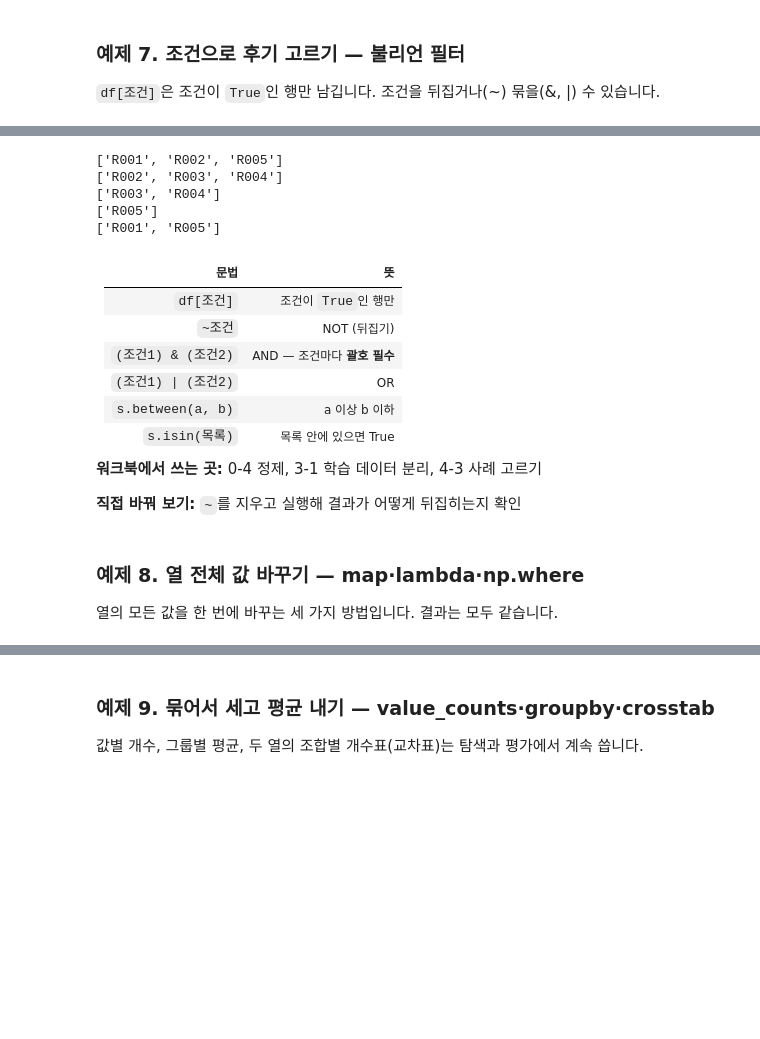
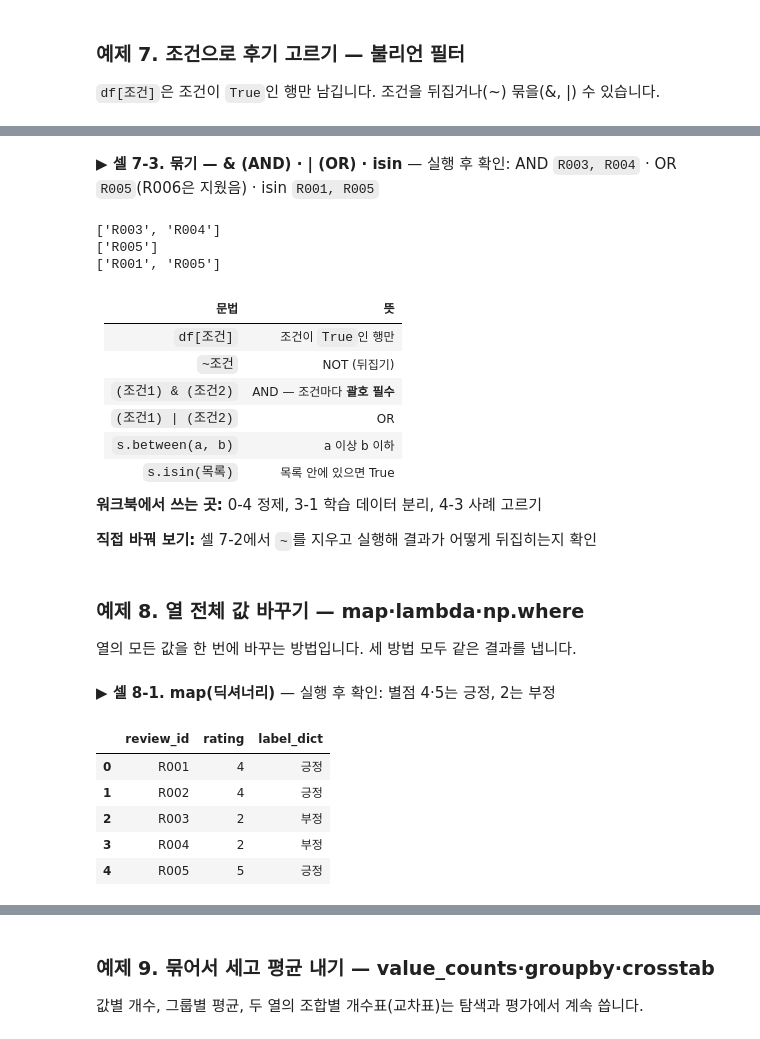
Before and after one commit to itlects/2026-2_ai-data, a Jupyter notebook: Week06/colab/Week06_이론예제_파이썬문법.ipynb, the cells around one changed output, grey strips where cells are left out. Drawn from its saved outputs; the diff is of its cells as text; code cells hidden in the pictures; blank space fills up the shorter version.

```diff
--- a/Week06/colab/Week06_이론예제_파이썬문법.ipynb
+++ b/Week06/colab/Week06_이론예제_파이썬문법.ipynb
@@ -204,12 +267,10 @@ df
+# %% [markdown]
+**▶ 셀 7-3. 묶기 — & (AND) · | (OR) · isin** — 실행 후 확인: AND `R003, R004` · OR `R005`(R006은 지웠음) · isin `R001, R005`
 # %%
-print(df[df["rating"] >= 4]["review_id"].tolist())                       # 별점 4 이상
-print(df[~df["text"].str.contains("좋")]["review_id"].tolist())          # '좋'이 없는 행 (~ = NOT)
 print(df[(df["rating"] <= 2) & (df["length"].between(10, 150))]["review_id"].tolist())   # AND
 print(df[(df["rating"] == 5) | (df["rating"] == 1)]["review_id"].tolist())               # OR
-print(df[df["review_id"].isin(["R001", "R005"])]["review_id"].tolist())  # 목록 안에 있으면
+print(df[df["review_id"].isin(["R001", "R005"])]["review_id"].tolist())                 # 목록 안에 있으면
 # %% [output]
-['R001', 'R002', 'R005']
-['R002', 'R003', 'R004']
 ['R003', 'R004']
 ['R005']
 ['R001', 'R005']
@@ -225,7 +286,19 @@ print(df[df["review_id"].isin(["R001", "R005"])]["review_id"].tolist())  # 목
 
 **워크북에서 쓰는 곳:** 0-4 정제, 3-1 학습 데이터 분리, 4-3 사례 고르기
 
-**직접 바꿔 보기:** `~`를 지우고 실행해 결과가 어떻게 뒤집히는지 확인
+**직접 바꿔 보기:** 셀 7-2에서 `~`를 지우고 실행해 결과가 어떻게 뒤집히는지 확인
 # %% [markdown]
 ### 예제 8. 열 전체 값 바꾸기 — map·lambda·np.where
-열의 모든 값을 한 번에 바꾸는 세 가지 방법입니다. 결과는 모두 같습니다.
+열의 모든 값을 한 번에 바꾸는 방법입니다. 세 방법 모두 같은 결과를 냅니다.
+# %% [markdown]
+**▶ 셀 8-1. map(딕셔너리)** — 실행 후 확인: 별점 4·5는 긍정, 2는 부정
+# %%
+df["label_dict"] = df["rating"].map({1: "부정", 2: "부정", 4: "긍정", 5: "긍정"})
+df[["review_id", "rating", "label_dict"]]
+# %% [output]
+|  | review_id | rating | label_dict |
+| 0 | R001 | 4 | 긍정 |
+| 1 | R002 | 4 | 긍정 |
+| 2 | R003 | 2 | 부정 |
+| 3 | R004 | 2 | 부정 |
+| 4 | R005 | 5 | 긍정 |
```
Also changed, not shown: parts of 122 cells of this notebook, 2 other files.
